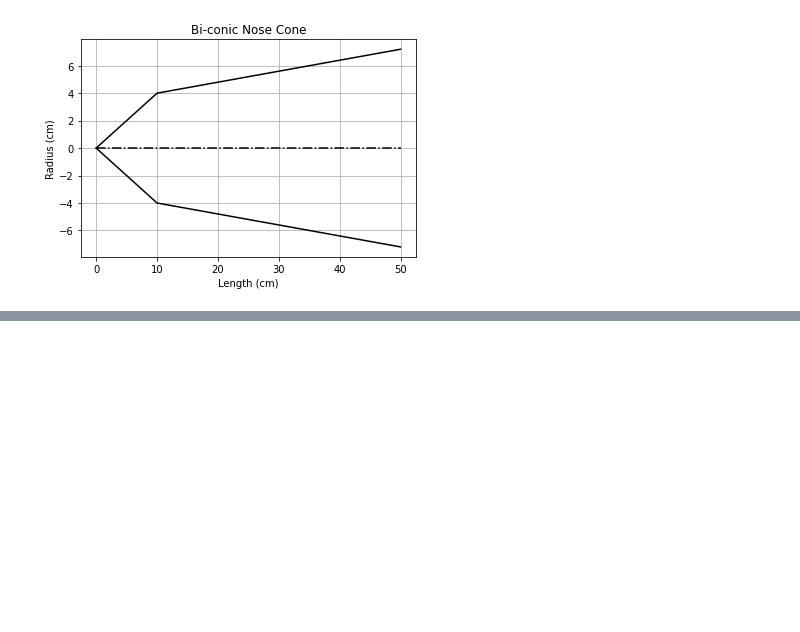
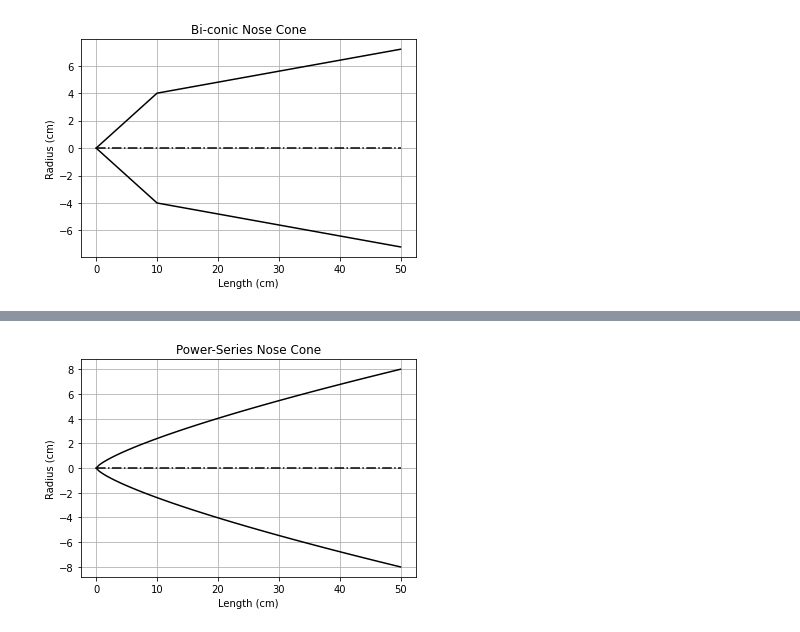
Before and after one commit to jacobhall03/RocketNoseCone, a Jupyter notebook: AdvancedNoseConeDesigns.ipynb, the cells around one changed output, grey strips where cells are left out. Cells and saved outputs as stored; diff of their text form; code cells hidden in the pictures; blank space fills up the shorter version.

Commit message:
added power series and ogive nosecones

```diff
--- a/AdvancedNoseConeDesigns.ipynb
+++ b/AdvancedNoseConeDesigns.ipynb
@@ -64,0 +73,19 @@ plt.show()
+# %%
+power = 0.75
+# 1 is a cone
+# 0.75 is a 3/4 power
+# 0.5 is a 1/2 power (parabola)
+# 0 is a cylinder
+# %%
+y_top = [nosecone.powerseries_shape(x, radius, length, power) for x in x]
+y_bot = [-1 * y for y in y_top]
+plt.plot(x, y_top, 'k')
+plt.plot(x, y_bot, 'k')
+plt.plot(x, cl, 'k-.')
+plt.grid()
+plt.title("Power-Series Nose Cone")
+plt.xlabel("Length ({})".format(units))
+plt.ylabel("Radius ({})".format(units))
+plt.show()
+# %% [output]
+[figure, added]
```
Also changed, not shown: parts of 11 cells of this notebook, 3 other files.
